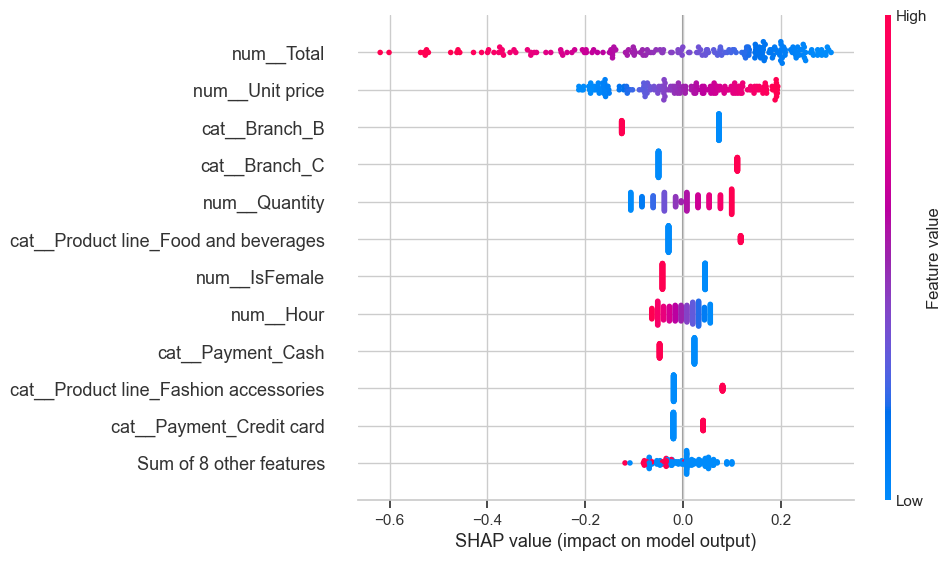
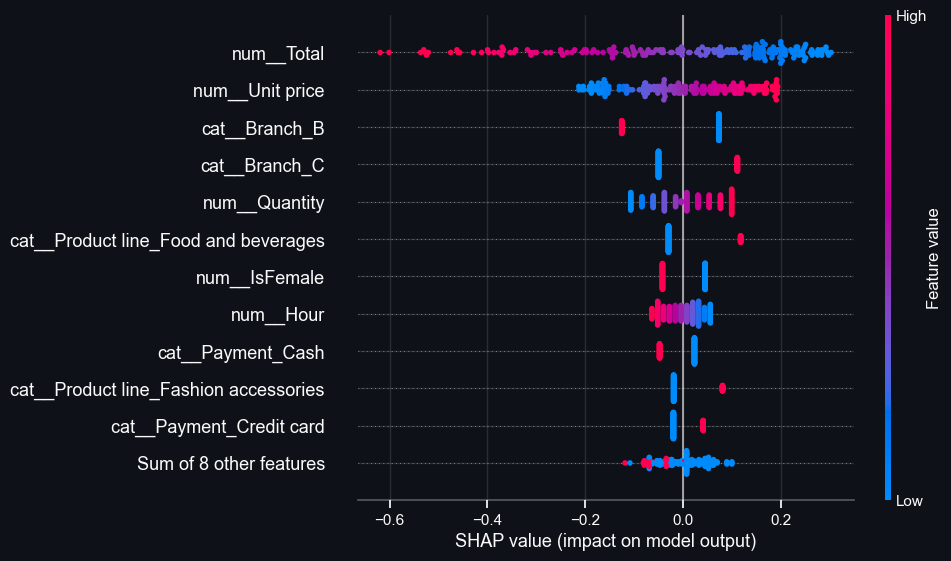
The change to this notebook cell's code, shown as a diff; its figure went from the first image to the second:
--- before
+++ after
@@ -1,3 +1,4 @@
 import shap
+from src.viz import style_dark_axes
 
 best = gbr if gbr_metrics['mae'] <= ridge_metrics['mae'] else ridge
@@ -14,3 +15,5 @@
 if hasattr(shap_values, 'feature_names'):
     shap_values.feature_names = feature_names
-shap.plots.beeswarm(shap_values, max_display=12, show=True)
+shap.plots.beeswarm(shap_values, max_display=12, show=False)
+style_dark_axes(plt.gcf())
+plt.show()

Commit: Restyle retail analytics dashboard and notebooks for dark Streamlit theme